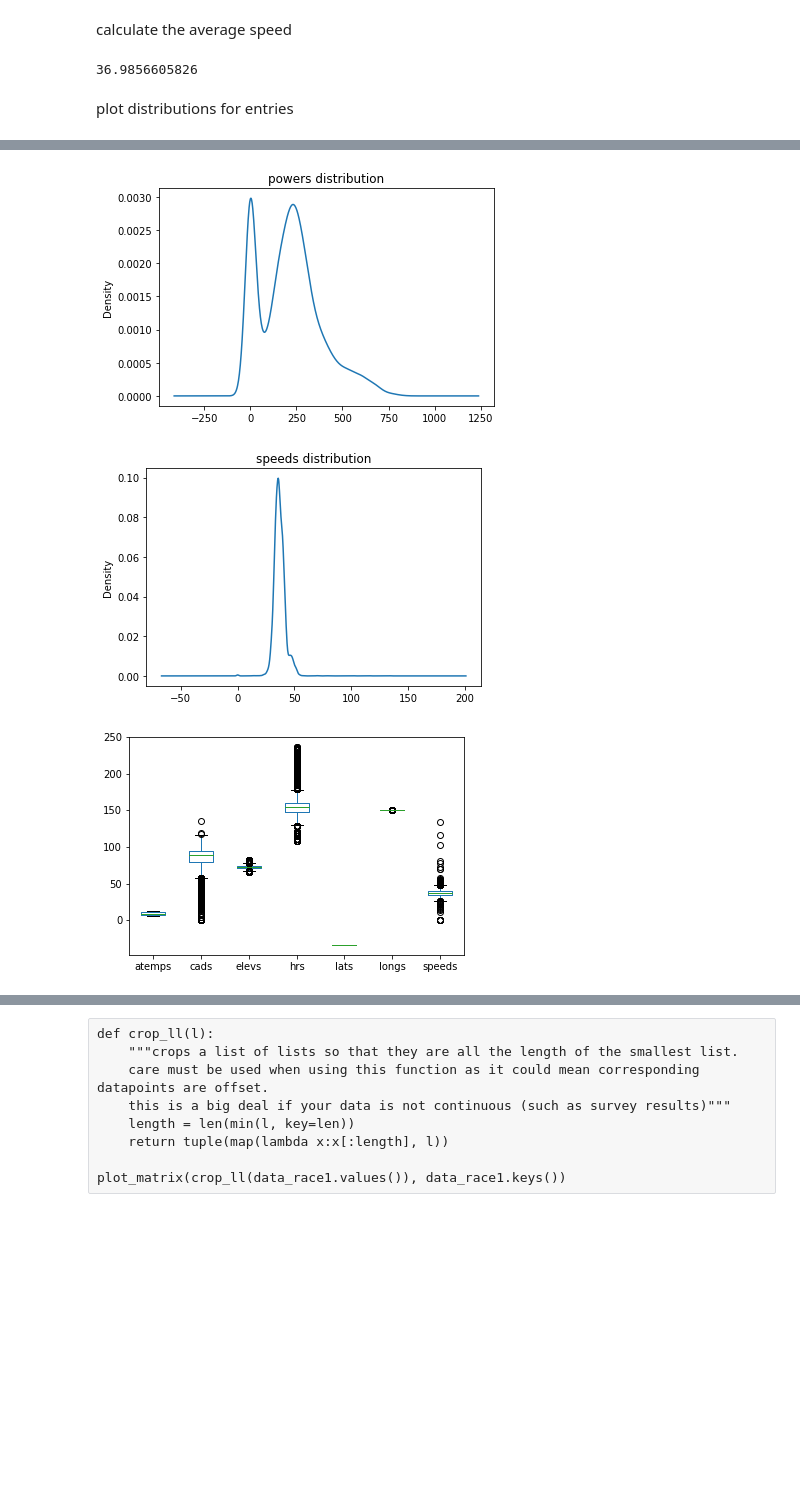
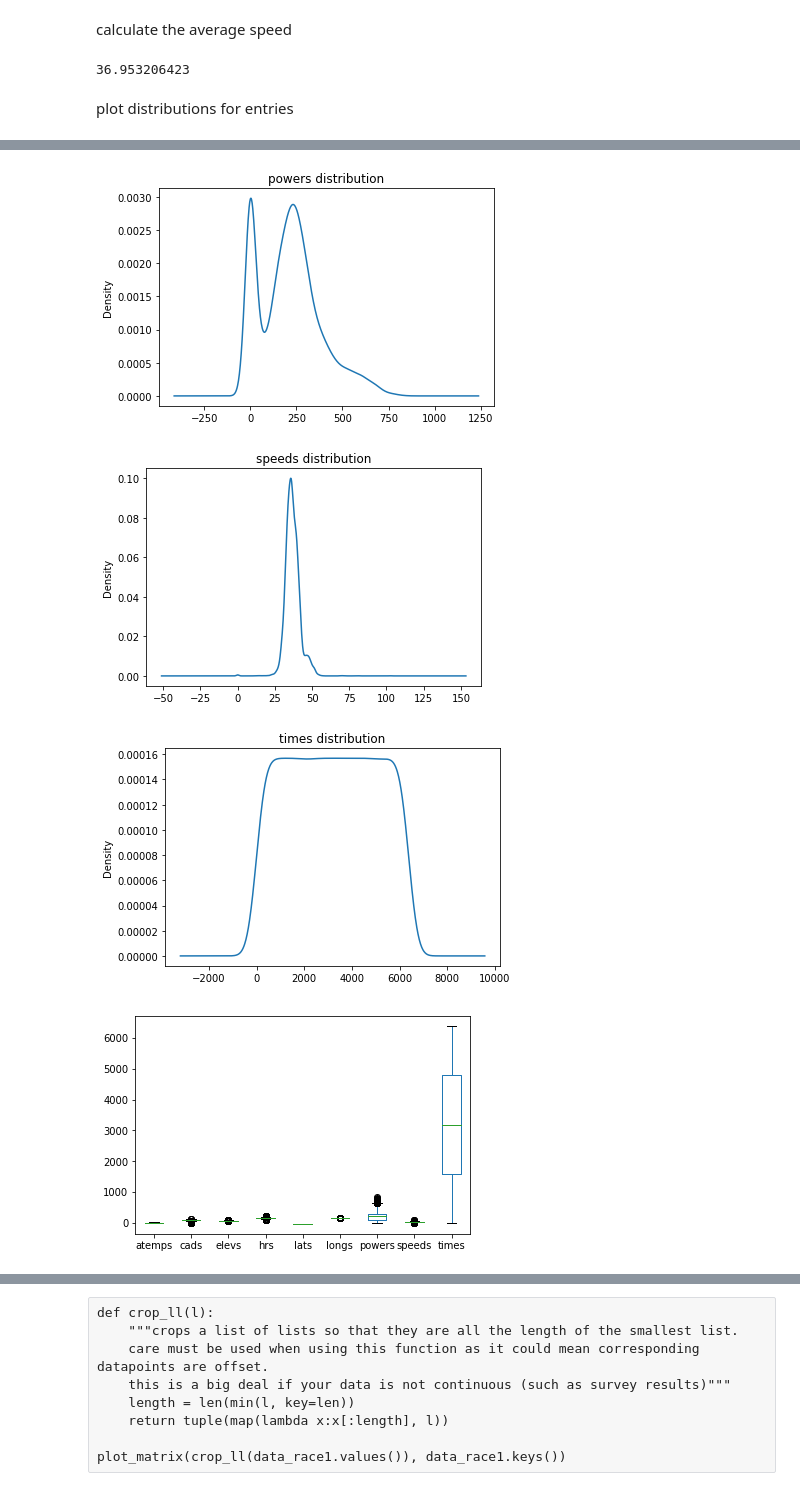
Before and after one commit to hixan/Comp257-project1, a Jupyter notebook: analysis.ipynb, the cells around one changed output, grey strips where cells are left out. Drawn from its saved outputs; the diff is of its cells as text; code cells hidden in the pictures; blank space fills up the shorter version.

Commit message:
minor fixes to do with times

```diff
--- a/analysis.ipynb
+++ b/analysis.ipynb
@@ -57,12 +57,12 @@ calculate the values necessary for the analysis and put it into a dataframe
 # %%
 longs, lats, elevs, times, powers, atemps, hrs, cads = map(tuple, zip(*get_data(root)))
 
+times = list(map(lambda x : (x-times[0]).total_seconds(), times))
 # here we convert dists to be in units of 3600 km divided by the number of seconds, meaning that
 # speed is in km/h
-speeds = list(map(lambda t1, t2, *a:dist(*a)*3600/(t1-t2).total_seconds(),  times[1:], times[:-1], longs[1:], lats[1:], elevs[1:], longs[:-1], lats[:-1], elevs[:-1]))
+speeds = list(map(lambda t1, t2, *a:dist(*a)*3600/(t2-t1),  times[:-1], times[1:], longs[1:], lats[1:], elevs[1:], longs[:-1], lats[:-1], elevs[:-1]))
 
-plot_values = (speeds, powers, atemps, hrs, cads, longs, lats, elevs, times)
-plt.plot(list(map(lambda x, y : (x-y).total_seconds(), times[1:], times[:-1])))
+plot_values = speeds, powers, atemps, hrs, cads, longs, lats, elevs, times
 # normalize lengths (is that the right word?)
 length = len(min(plot_values, key=len))
 plot_values = map(lambda x:x[:length], plot_values)
@@ -85,24 +83,25 @@ calculate the average speed
 # %%
 print(race1['speeds'].mean())
 # %% [output]
-36.9856605826
+36.953206423
 # %% [markdown]
 plot distributions for entries
 # %%
 for i, column in enumerate(race1):
     i += 1
     plt.figure(i)
     race1[column].plot.kde()
     plt.title(column+' distribution')
-race1[['atemps','cads','elevs','hrs','lats','longs','speeds']].plot.box()
+race1.plot.box()
 plt.show()
 # %% [output]
 [figure]
 [figure]
 [figure]
 [figure]
 [figure]
 [figure]
 [figure]
-[figure, old version]
+[figure, new version]
-[figure, old version]
+[figure, new version]
+[figure, added]
```
Also changed, not shown: parts of 14 cells of this notebook.
